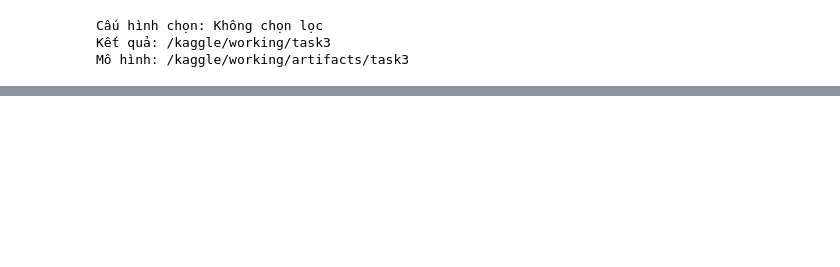
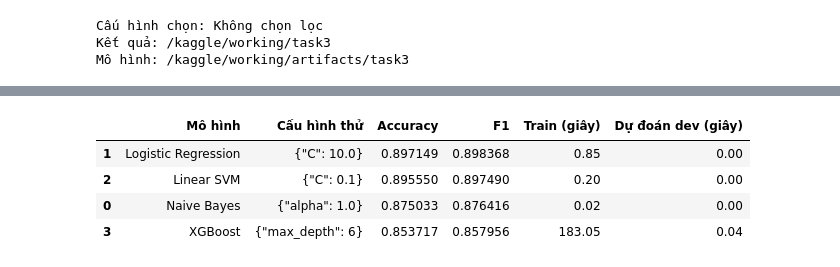
Before and after one commit to bangphan1311/NLP, a Jupyter notebook: HW03_IMDB/notebooks/hw03-imdb-sentiment.ipynb, the cells around one changed output, grey strips where cells are left out. Saved outputs shown, nothing was run; the diff lists cells and outputs as text; code cells hidden in the pictures; blank space fills up the shorter version.

Commit message:
task4: So sánh và lưu các mô hình học máy theo F1 trên dev

```diff
--- a/HW03_IMDB/notebooks/hw03-imdb-sentiment.ipynb
+++ b/HW03_IMDB/notebooks/hw03-imdb-sentiment.ipynb
@@ -1101,0 +1106,92 @@ Mô hình: /kaggle/working/artifacts/task3
+# %%
+from sklearn.naive_bayes import MultinomialNB
+from sklearn.svm import LinearSVC
+from sklearn.model_selection import ParameterGrid
+from xgboost import XGBClassifier
+from pathlib import Path
+import pandas as pd
+import time
+import json
+import joblib
+
+task4_dir = Path("/kaggle/working/task4")
+model_dir = Path("/kaggle/working/artifacts/task4")
+task4_dir.mkdir(exist_ok=True)
+model_dir.mkdir(parents=True, exist_ok=True)
+
+experiments = {
+    "Naive Bayes": (
+        MultinomialNB,
+        {"alpha": [0.1, 1.0]},
+        {}
+    ),
+    "Logistic Regression": (
+        LogisticRegression,
+        {"C": [0.1, 1.0, 10.0]},
+        {"solver": "liblinear", "max_iter": 1000, "random_state": 42}
+    ),
+    "Linear SVM": (
+        LinearSVC,
+        {"C": [0.1, 1.0, 10.0]},
+        {"dual": True, "max_iter": 5000, "random_state": 42}
+    ),
+    "XGBoost": (
+        XGBClassifier,
+        {"max_depth": [3, 6]},
+        {
+            "n_estimators": 200,
+            "learning_rate": 0.1,
+            "tree_method": "hist",
+            "objective": "binary:logistic",
+            "eval_metric": "logloss",
+            "n_jobs": 4,
+            "random_state": 42
+        }
+    )
+}
+
+ml_results = []
+ml_best = {}
+
+for name, (model_class, grid, fixed) in experiments.items():
+    for params in ParameterGrid(grid):
+        print(f"Đang chạy: {name} {params}", flush=True)
+        model = model_class(**fixed, **params)
+
+        start = time.perf_counter()
+        model.fit(X_train_fs, y_train)
+        train_seconds = time.perf_counter() - start
+
+        start = time.perf_counter()
+        predictions = model.predict(X_dev_fs)
+        predict_seconds = time.perf_counter() - start
+
+        result = {
+            "Mô hình": name,
+            "Cấu hình thử": json.dumps(params),
+            "Accuracy": accuracy_score(y_dev, predictions),
+            "F1": f1_score(y_dev, predictions),
+            "Train (giây)": round(train_seconds, 2),
+            "Dự đoán dev (giây)": round(predict_seconds, 2)
+        }
+        ml_results.append(result)
+
+        if name not in ml_best or result["F1"] > ml_best[name]["F1"]:
+            ml_best[name] = result.copy()
+
+            joblib.dump({
+                "vectorizer": vectorizer,
+                "classifier": model
+            }, model_dir / f"{name.replace(' ', '_')}.joblib")
+
+        pd.DataFrame(ml_results).to_csv(
+            task4_dir / "all_results.csv", index=False
+        )
+        print("F1 dev:", round(result["F1"], 4), flush=True)
+
+ml_results_df = pd.DataFrame(ml_results)
+ml_best_df = pd.DataFrame(ml_best.values())
+
+ml_best_df.to_csv(task4_dir / "best_results.csv", index=False)
+display(ml_best_df.sort_values("F1", ascending=False))
+# %% [output]
@@ -1101,0 +1218,5 @@ Mô hình: /kaggle/working/artifacts/task3
+|  | Mô hình | Cấu hình thử | Accuracy | F1 | Train (giây) | Dự đoán dev (giây) |
+| 1 | Logistic Regression | {"C": 10.0} | 0.897149 | 0.898368 | 0.85 | 0.00 |
+| 2 | Linear SVM | {"C": 0.1} | 0.895550 | 0.897490 | 0.20 | 0.00 |
+| 0 | Naive Bayes | {"alpha": 1.0} | 0.875033 | 0.876416 | 0.02 | 0.00 |
+| 3 | XGBoost | {"max_depth": 6} | 0.853717 | 0.857956 | 183.05 | 0.04 |
```
Also changed, not shown: parts of 3 cells of this notebook, 4 other files.
